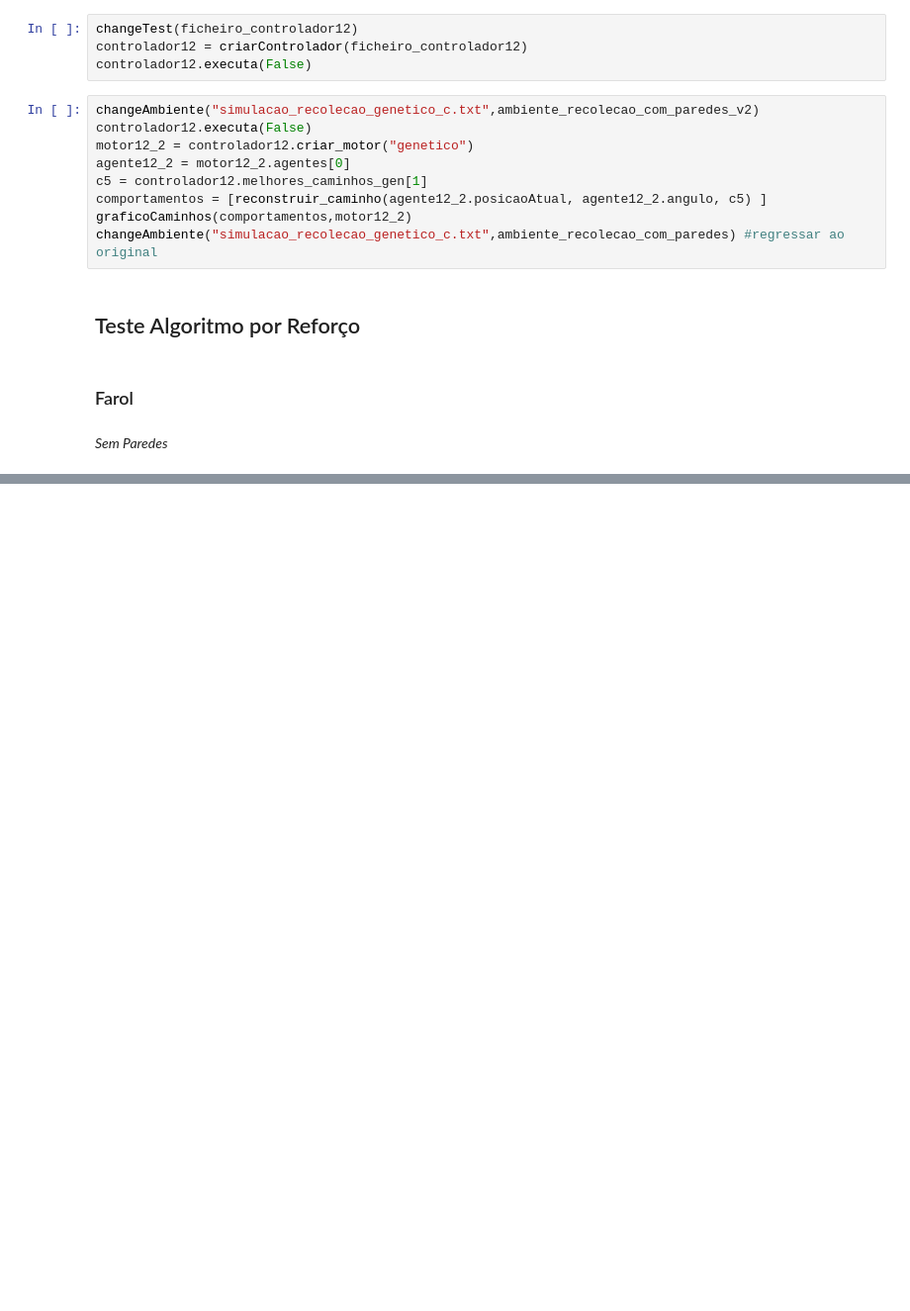
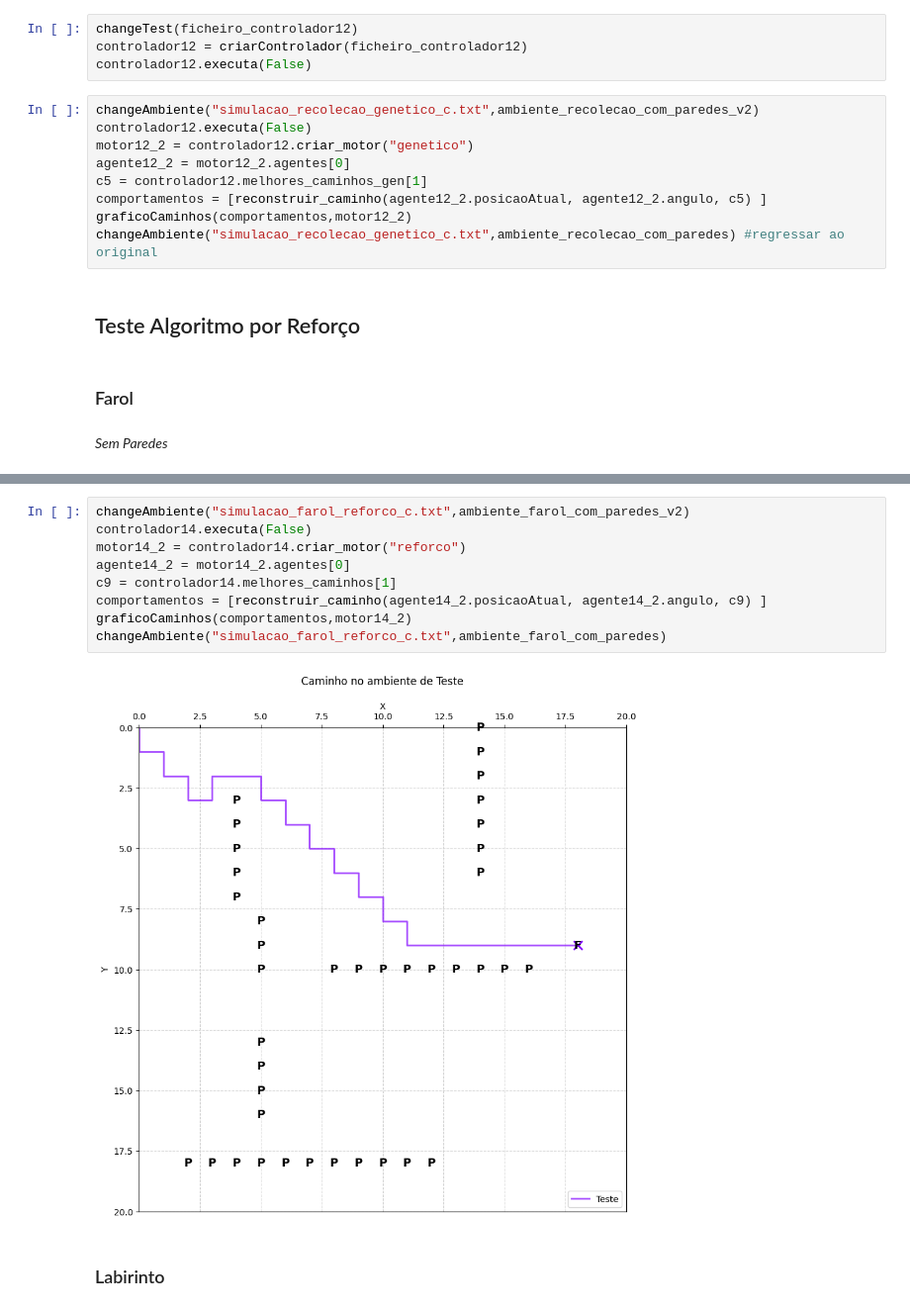
Before and after one commit to Biancs13/ProjetoAA, a Jupyter notebook: demo/Demo.ipynb, the cells around one changed output, grey strips where cells are left out. Shown at 99% size. Saved outputs shown, nothing was run; the diff lists cells and outputs as text; blank space fills up the shorter version.

```diff
--- a/demo/Demo.ipynb
+++ b/demo/Demo.ipynb
@@ -556,0 +467,13 @@ changeAmbiente("simulacao_recolecao_reforco_c.txt",ambiente_recolecao_com_parede
+# %%
+changeAmbiente("simulacao_farol_reforco_c.txt",ambiente_farol_com_paredes_v2)
+controlador14.executa(False)
+motor14_2 = controlador14.criar_motor("reforco")
+agente14_2 = motor14_2.agentes[0]
+c9 = controlador14.melhores_caminhos[1]
+comportamentos = [reconstruir_caminho(agente14_2.posicaoAtual, agente14_2.angulo, c9) ]
+graficoCaminhos(comportamentos,motor14_2)
+changeAmbiente("simulacao_farol_reforco_c.txt",ambiente_farol_com_paredes)
+# %% [output]
+[figure, added]
+# %% [markdown]
+### Labirinto
```
Also changed, not shown: parts of 46 cells of this notebook, 9 other files.
